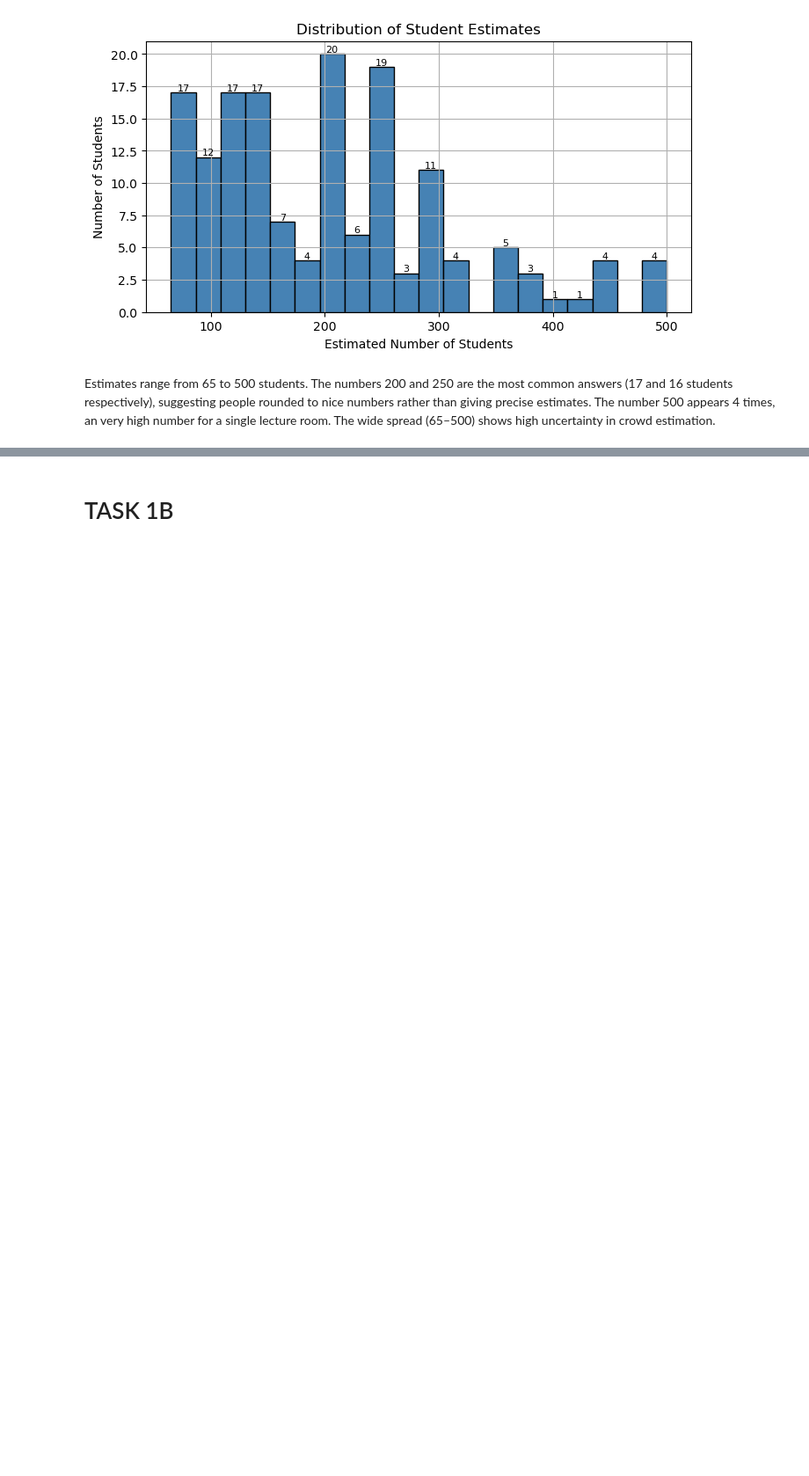
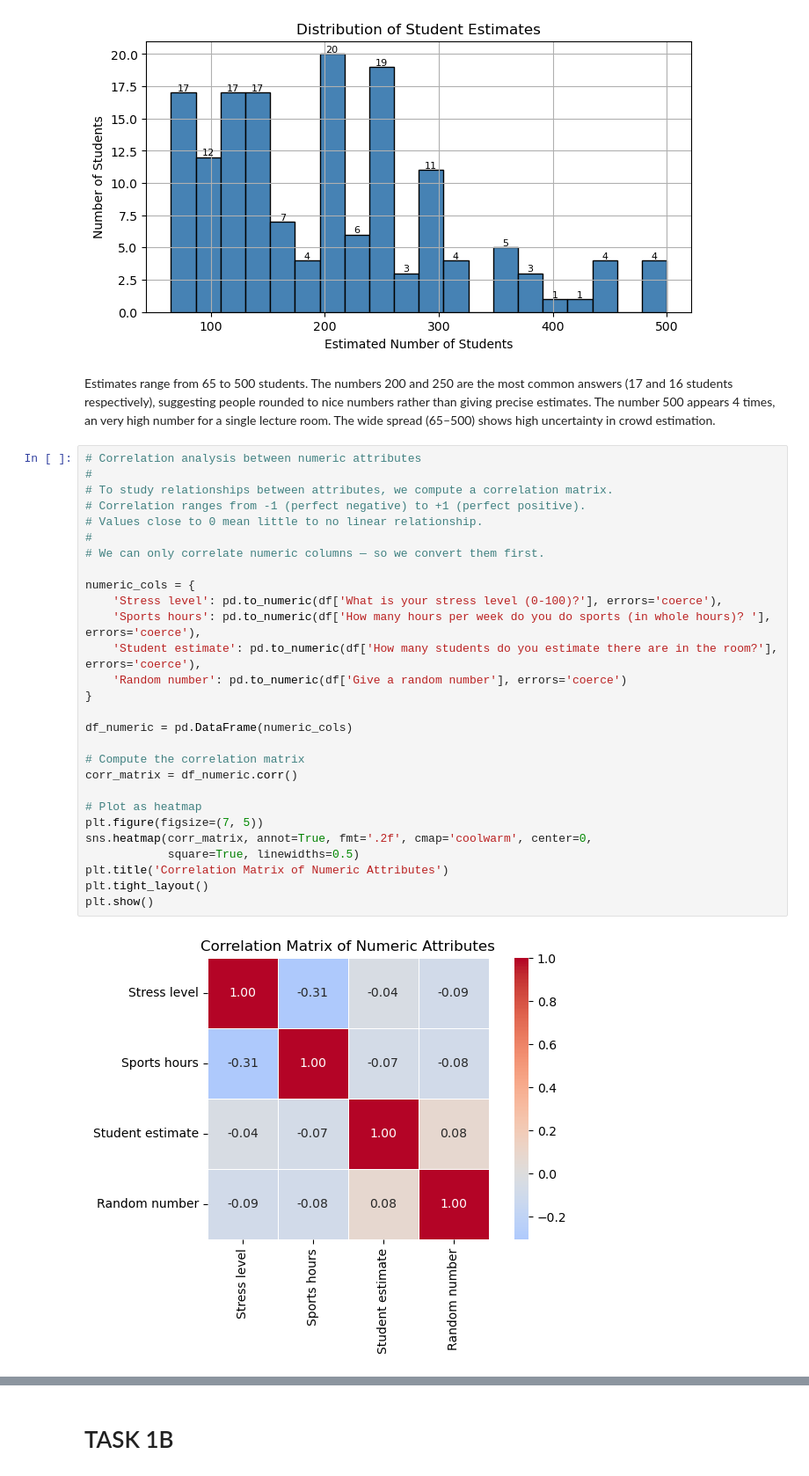
Before and after one commit to SaiTejasC/Data-Mining-Techniques, a Jupyter notebook: Assignment-1/assignment1.ipynb, the cells around one changed output, grey strips where cells are left out. Shown at 88% size. Drawn from its saved outputs; the diff is of its cells as text; blank space fills up the shorter version.

```diff
--- a/Assignment-1/assignment1.ipynb
+++ b/Assignment-1/assignment1.ipynb
@@ -251,3 +252,33 @@ Estimates range from 65 to 500 students.
 The numbers 200 and 250 are the most common answers (17 and 16 students respectively), suggesting people rounded to nice numbers rather than giving precise estimates.
 The number 500 appears 4 times, an very high number for a single lecture room.
 The wide spread (65–500) shows high uncertainty in crowd estimation.
+# %%
+# Correlation analysis between numeric attributes
+#
+# To study relationships between attributes, we compute a correlation matrix.
+# Correlation ranges from -1 (perfect negative) to +1 (perfect positive).
+# Values close to 0 mean little to no linear relationship.
+#
+# We can only correlate numeric columns — so we convert them first.
+
+numeric_cols = {
+    'Stress level': pd.to_numeric(df['What is your stress level (0-100)?'], errors='coerce'),
+    'Sports hours': pd.to_numeric(df['How many hours per week do you do sports (in whole hours)? '], errors='coerce'),
+    'Student estimate': pd.to_numeric(df['How many students do you estimate there are in the room?'], errors='coerce'),
+    'Random number': pd.to_numeric(df['Give a random number'], errors='coerce')
+}
+
+df_numeric = pd.DataFrame(numeric_cols)
+
+# Compute the correlation matrix
+corr_matrix = df_numeric.corr()
+
+# Plot as heatmap
+plt.figure(figsize=(7, 5))
+sns.heatmap(corr_matrix, annot=True, fmt='.2f', cmap='coolwarm', center=0,
+            square=True, linewidths=0.5)
+plt.title('Correlation Matrix of Numeric Attributes')
+plt.tight_layout()
+plt.show()
+# %% [output]
+[figure, added]
```
Also changed, not shown: parts of 71 cells of this notebook, 2 other files.
